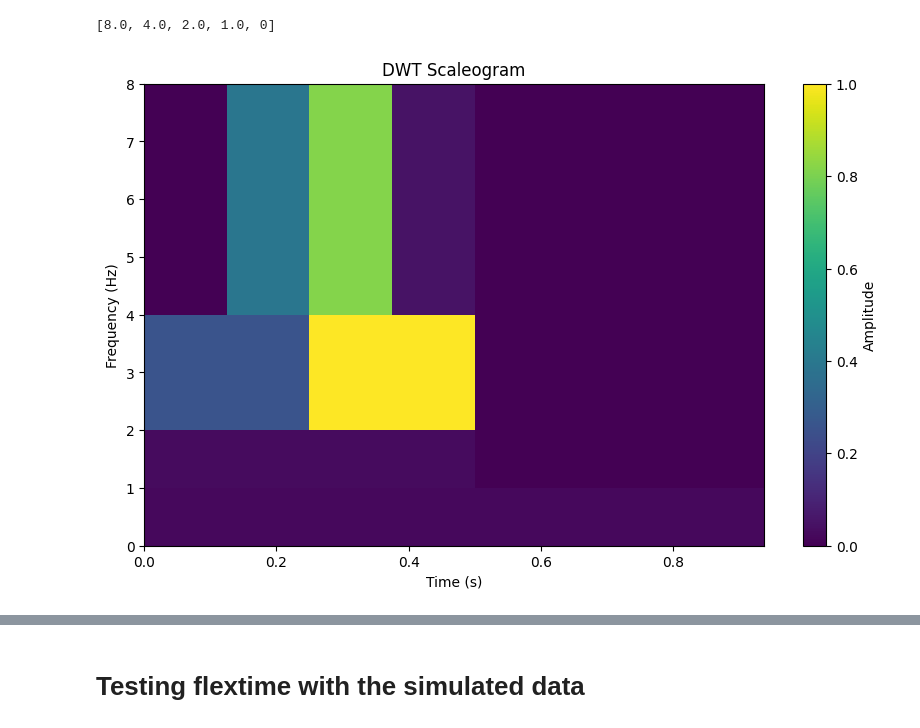
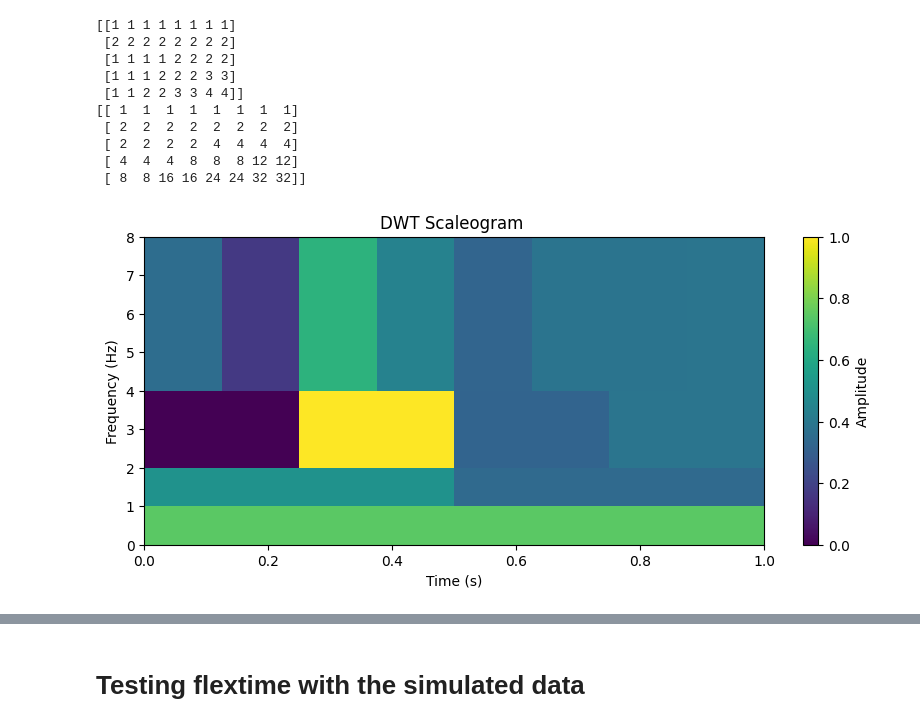
Before and after one commit to aliciags/learnable-masks-explainability-time-series, a Jupyter notebook: comparison.ipynb, the cells around one changed output, grey strips where cells are left out. Cells and saved outputs as stored; diff of their text form; code cells hidden in the pictures.

```diff
--- a/comparison.ipynb
+++ b/comparison.ipynb
@@ -148,10 +168,16 @@ for signal_1 in signals_1:
 max_level = pywt.dwt_max_level(len(signal_1), 'db1')
 print(f"Max level: {max_level}")
 
-coefs_0 = pywt.wavedec(signal_0, 'db1', level=max_level)
-coefs_1 = pywt.wavedec(signal_1, 'db1', level=max_level)
+coeffs_0 = []
+for signal_0 in signals_0:
+    coeffs_0.append(pywt.wavedec(signal_0, 'db1', level=max_level))
 
-print(f"Length of coefs_1: {len(coefs_0)}")
-print(f"Length of coefs_2: {len(coefs_1)}")
+coeffs_1 = []
+for signal_1 in signals_1:
+    coeffs_1.append(pywt.wavedec(signal_1, 'db1', level=max_level))
+
+
+print(f"Length of coefs_1: {len(coeffs_0)}")
+print(f"Length of coefs_2: {len(coeffs_1)}")
 # %% [output]
 Max level: 4
@@ -204,10 +246,13 @@ def plot_dwt_scaleogram_freq(fs, coeffs, level, time, data):
         plt.show()
 # %%
 # print all the coefficients
-fig, ax = plt.subplots(len(coefs_1), figsize=(10, 10))
+fig, ax = plt.subplots(len(coeffs_1[0]), figsize=(10, 10))
 
-for i, coef in enumerate(coefs_1):
-    ax[i].plot(coef)
+# print the coefficients
+print(coeffs_1[0])
+
+for i, coeff in enumerate(coeffs_1[0]):
+    ax[i].plot(coeff)
     ax[i].set_title(f'Coefficient {i}')
     ax[i].set_xlabel('Sample')
     ax[i].set_ylabel('Amplitude')
@@ -220,8 +268,36 @@ plt.show
+# %%
+from src.utils import upsampling_wavedec
+
+t = [[1], [2], [1, 2], [1, 2, 3], [1, 2, 3, 4]]
+
+upsampled = upsampling_wavedec(t)
+print(upsampled)
+
+for i in range(len(upsampled)):
+    # multiply each level by 2 to the power of i to rescale
+    level = max(0, i-1)
+    upsampled[i] = upsampled[i] * (2 ** level)
+
+print(upsampled)
+# %% [output]
+[[1 1 1 1 1 1 1 1]
+ [2 2 2 2 2 2 2 2]
+ [1 1 1 1 2 2 2 2]
+ [1 1 1 2 2 2 3 3]
+ [1 1 2 2 3 3 4 4]]
+[[ 1  1  1  1  1  1  1  1]
+ [ 2  2  2  2  2  2  2  2]
+ [ 2  2  2  2  4  4  4  4]
+ [ 4  4  4  8  8  8 12 12]
+ [ 8  8 16 16 24 24 32 32]]
 # %%
 # create time vector
 t = np.arange(0, len(signal_0)) / fs
 
-plot_dwt_scaleogram_freq(fs, coefs_0, max_level, t, signal_0)
+for i, coeff_0 in enumerate(coeffs_0):
+    plot_dwt_scaleogram_freq(fs, coeff_0, max_level, t, signals_0[i])
+    # plot_dwt_scaleogram_freq(fs, coeff_0, max_level, t, signal_0, normalize=True)
+    # plot_dwt_scaleogram_freq(fs, coeff_0, max_level, t, signal_0, rescale=True)
+    # plot_dwt_scaleogram_freq(fs, coeff_0, max_level, t, signal_0, normalize=True, rescale=True)
 # %% [output]
-[8.0, 4.0, 2.0, 1.0, 0]
-[figure, old version]
+[figure, new version]
```
Also changed, not shown: parts of 32 cells of this notebook, 9 other files.
